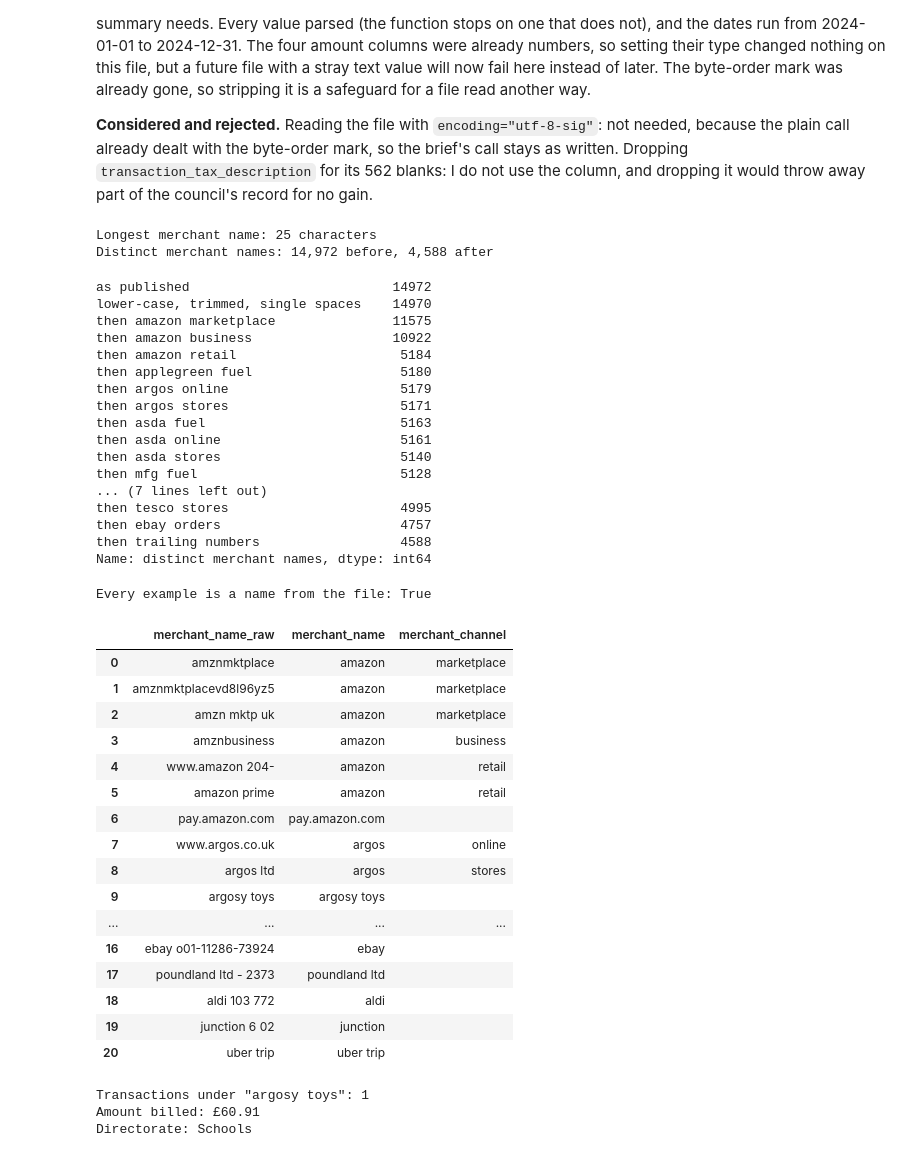
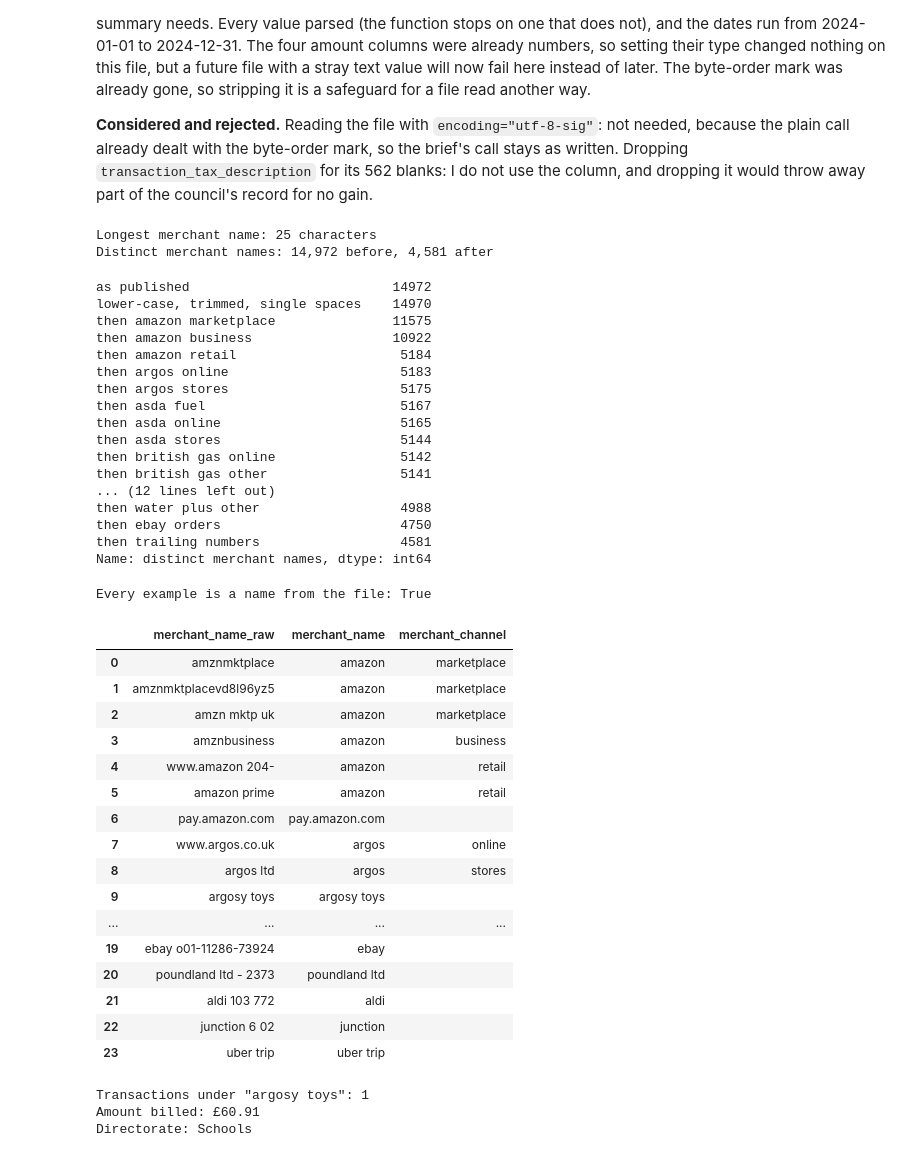
Before and after one commit to PaddyGilliland1/ai-programming-foundations-project, a Jupyter notebook: data_workflow.ipynb, the cells around one changed output. Saved outputs shown, nothing was run; the diff lists cells and outputs as text; code cells hidden in the pictures.

```diff
--- a/data_workflow.ipynb
+++ b/data_workflow.ipynb
@@ -210,15 +210,22 @@ MERCHANT_RULES = {
     "amazon business": (r"^amzn ?(?:business|b2b).*$", "amazon"),
     # amazon or www.amazon followed by an order number or a buyer's reference
     "amazon retail": (r"^(?:www\.)?amazon(?:[ .].*)?$", "amazon"),
-    # Chains: the chain's name as a whole word at the start, so "argosy toys"
-    # and "asdan" never match. Each label is the chain and then the channel,
-    # where the purchase was made; a chain's last rule takes its other names.
-    "applegreen fuel": (r"^applegreen\b.*$", "applegreen"),
+    # Suppliers: the supplier's own name as a whole word at the start, so
+    # "argosy toys" and "asdan" never match; a web address writes the name
+    # without spaces. Each label is the supplier and then the channel the name
+    # shows; a supplier's last rule takes its other names.
     "argos online": (r"^www\.argos\.co\.uk$", "argos"),
     "argos stores": (r"^argos\b.*$", "argos"),
     "asda fuel": (r"^asda (?:petrol|f/stn)\b.*$", "asda"),
     "asda online": (r"^asda (?:groceries online|george com)\b.*$", "asda"),
     "asda stores": (r"^asda\b.*$", "asda"),
+    "british gas online": (
+        r"^(?:www\.britishgas\b|british gas online\b).*$",
+        "british gas",
+    ),
+    "british gas other": (r"^british gas\b.*$", "british gas"),
+    "bt other": (r"^bt\b.*$", "bt"),
+    "edf other": (r"^edf\b.*$", "edf"),
     "mfg fuel": (r"^mfg\b.*$", "mfg"),
     "sainsburys fuel": (
         r"^sainsbury ?s\b.*\b(?:petrol|pfs)\b.*$",
@@ -231,26 +238,31 @@ MERCHANT_RULES = {
     "tesco online": (r"^tesco (?:online|marketplace)\b.*$", "tesco"),
     "tesco other": (r"^tesco (?:subscription|gift card|mobile)\b.*$", "tesco"),
     "tesco stores": (r"^tesco\b.*$", "tesco"),
+    "water plus online": (r"^water plus\.co\.uk$", "water plus"),
+    "water plus other": (r"^water plus\b.*$", "water plus"),
     # ebay o01-11286-73924 and other eBay order numbers
     "ebay orders": (r"^ebay o\d{2}-.*$", "ebay"),
     # store, branch and reference numbers at the end, as in aldi 103 772
     "trailing numbers": (r"(?:\s+-)?(?:\s+[0-9][0-9-]*)+$", ""),
 }
-# Amazon and each chain are one supplier, so every rule that writes one of
-# their names records a channel, the last word of the rule's label.
-CHAINS = [
+# Amazon and each supplier above is one supplier, so every rule that writes
+# one of their names records a channel, the last word of the rule's label.
+SUPPLIERS = [
     "amazon",
-    "applegreen",
     "argos",
     "asda",
+    "british gas",
+    "bt",
+    "edf",
     "mfg",
     "sainsburys",
     "tesco",
+    "water plus",
 ]
 MERCHANT_CHANNELS = {
     label: label.split()[-1]
     for label, (_, name) in MERCHANT_RULES.items()
-    if name in CHAINS
+    if name in SUPPLIERS
 }
 
 merchants_fixed = normalise_merchant_names(
@@ -276,23 +288,23 @@ for count, label in enumerate(labels):
 pd.Series(steps, name="distinct merchant names")
 # %% [output]
 Longest merchant name: 25 characters
-Distinct merchant names: 14,972 before, 4,588 after
+Distinct merchant names: 14,972 before, 4,581 after
 as published                          14972
 lower-case, trimmed, single spaces    14970
 then amazon marketplace               11575
 then amazon business                  10922
 then amazon retail                     5184
-then applegreen fuel                   5180
-then argos online                      5179
-then argos stores                      5171
-then asda fuel                         5163
-then asda online                       5161
-then asda stores                       5140
-then mfg fuel                          5128
-... (7 lines left out)
-then tesco stores                      4995
-then ebay orders                       4757
-then trailing numbers                  4588
+then argos online                      5183
+then argos stores                      5175
+then asda fuel                         5167
+then asda online                       5165
+then asda stores                       5144
+then british gas online                5142
+then british gas other                 5141
+... (12 lines left out)
+then water plus other                  4988
+then ebay orders                       4750
+then trailing numbers                  4581
 Name: distinct merchant names, dtype: int64
 # %%
 examples = pd.DataFrame(
@@ -312,43 +324,46 @@ examples = pd.DataFrame(
             "asda stores 5881",
             "asdan",
             "mfg waterlinks",
+            "www.britishgas.co.",
+            "british red cross soci",
+            "edf energy-sme",
             "tesco pfs 4231",
             "tesco gift card",
             "ebay o01-11286-73924",
             "poundland ltd - 2373",
             "aldi 103 772",
             "junction 6 02",
             "uber   trip",
         ]
     }
 )
 print(
     "Every example is a name from the file:",
     examples["merchant_name"].isin(names).all(),
 )
 checked = normalise_merchant_names(
     examples, MERCHANT_RULES, channels=MERCHANT_CHANNELS
 )
 checked[["merchant_name_raw", "merchant_name", "merchant_channel"]]
 # %% [output]
 Every example is a name from the file: True
 |  | merchant_name_raw | merchant_name | merchant_channel |
 | 0 | amznmktplace | amazon | marketplace |
 | 1 | amznmktplacevd8l96yz5 | amazon | marketplace |
 | 2 | amzn mktp uk | amazon | marketplace |
 | 3 | amznbusiness | amazon | business |
 | 4 | www.amazon 204- | amazon | retail |
 | 5 | amazon prime | amazon | retail |
 | 6 | pay.amazon.com | pay.amazon.com |  |
 | 7 | www.argos.co.uk | argos | online |
 | 8 | argos ltd | argos | stores |
 | 9 | argosy toys | argosy toys |  |
 | ... | ... | ... | ... |
-| 16 | ebay o01-11286-73924 | ebay |  |
-| 17 | poundland ltd - 2373 | poundland ltd |  |
-| 18 | aldi 103 772 | aldi |  |
-| 19 | junction 6 02 | junction |  |
-| 20 | uber trip | uber trip |  |
+| 19 | ebay o01-11286-73924 | ebay |  |
+| 20 | poundland ltd - 2373 | poundland ltd |  |
+| 21 | aldi 103 772 | aldi |  |
+| 22 | junction 6 02 | junction |  |
+| 23 | uber trip | uber trip |  |
 # %%
 # "argosy toys" is close to Argos by name, so I look at its rows.
 argosy = merchants_fixed[merchants_fixed["merchant_name"] == "argosy toys"]
```
Also changed, not shown: parts of 11 cells of this notebook, 1 other file.
